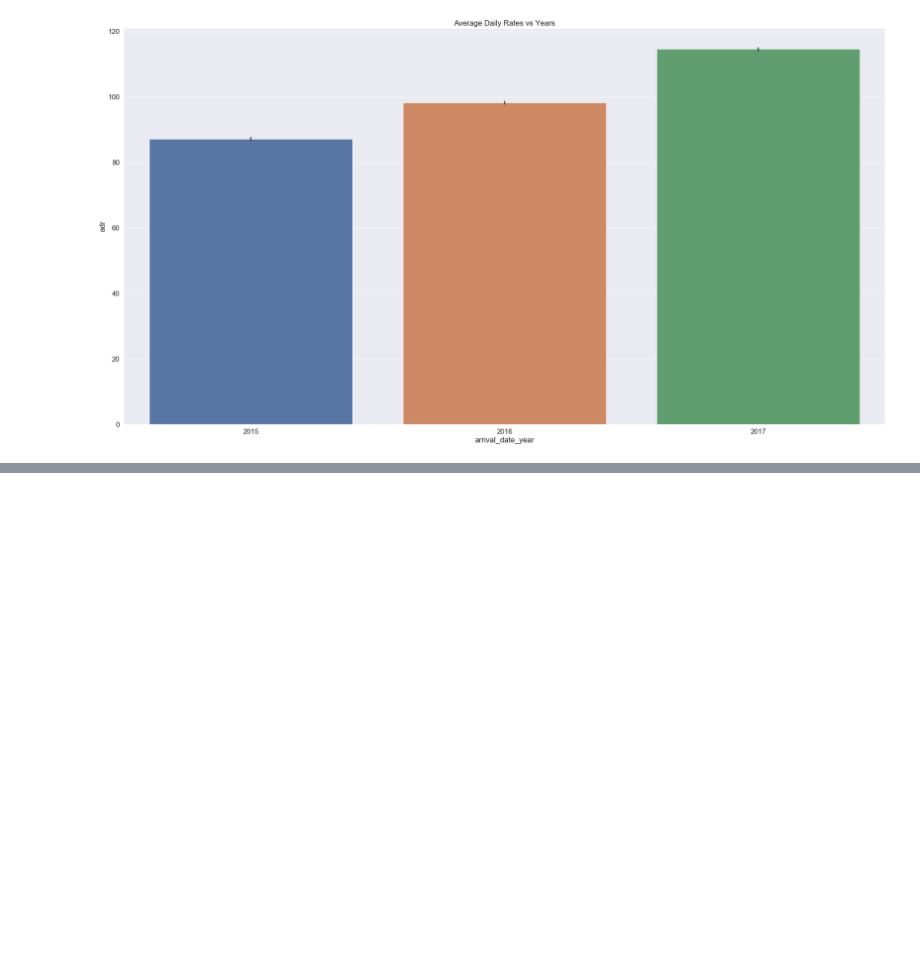
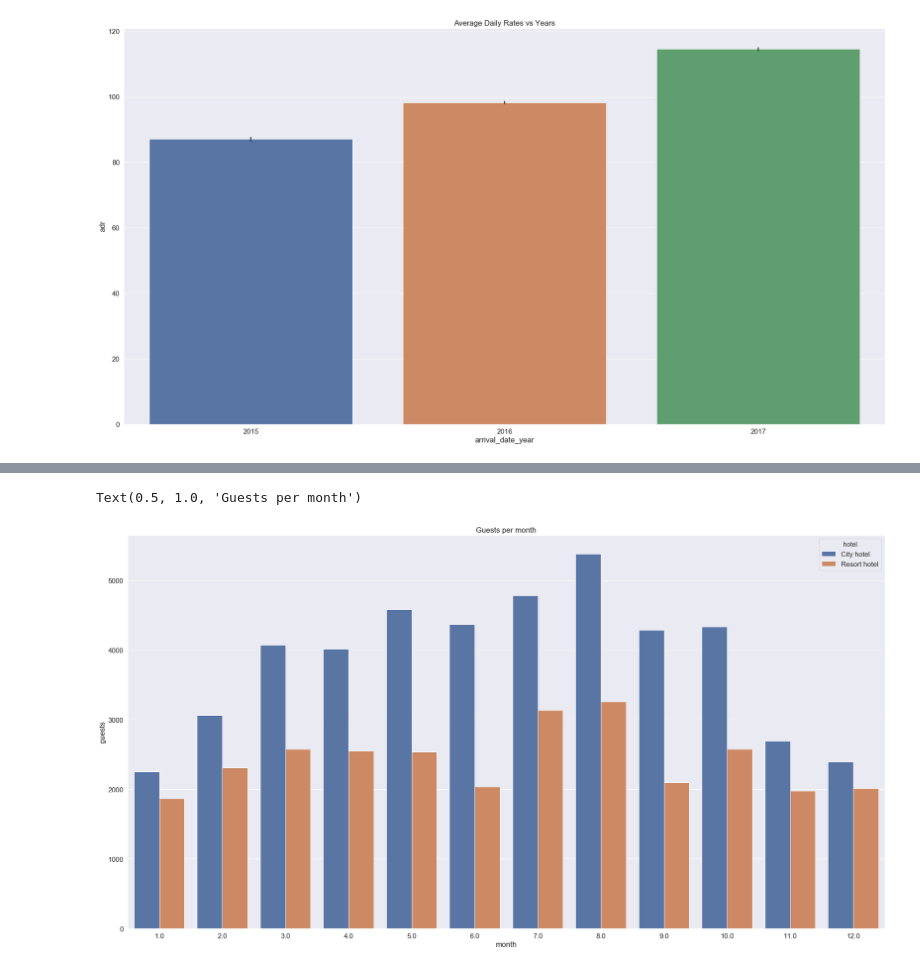
Before and after one commit to dipenpratap/Data-Mining, a Jupyter notebook: Project 1/project_1.ipynb, the cells around one changed output, grey strips where cells are left out. Saved outputs shown, nothing was run; the diff lists cells and outputs as text; code cells hidden in the pictures; blank space fills up the shorter version.

```diff
--- a/Project 1/project_1.ipynb
+++ b/Project 1/project_1.ipynb
@@ -327,0 +354,8 @@ Text(0.5, 1.0, 'Average Daily Rates vs Years')
+# %%
+# bar plot of the distribution
+plotter()
+sns.barplot(x = "month", y="guests", hue="hotel", data=full_guest_data,  hue_order = ["City hotel", "Resort hotel"])
+plt.title('Guests per month')
+# %% [output]
+Text(0.5, 1.0, 'Guests per month')
+[figure, added]
```
Also changed, not shown: parts of 8 cells of this notebook.
